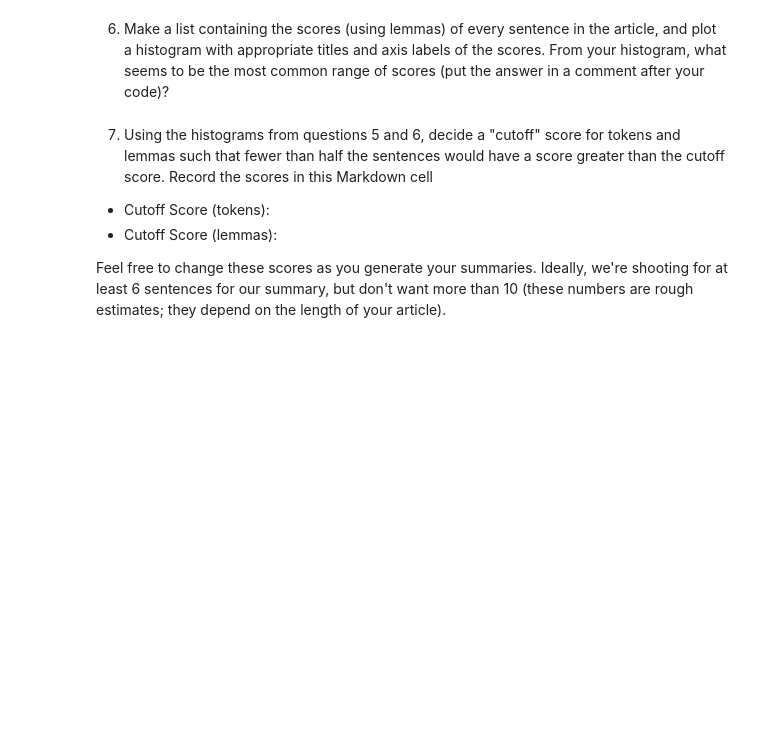
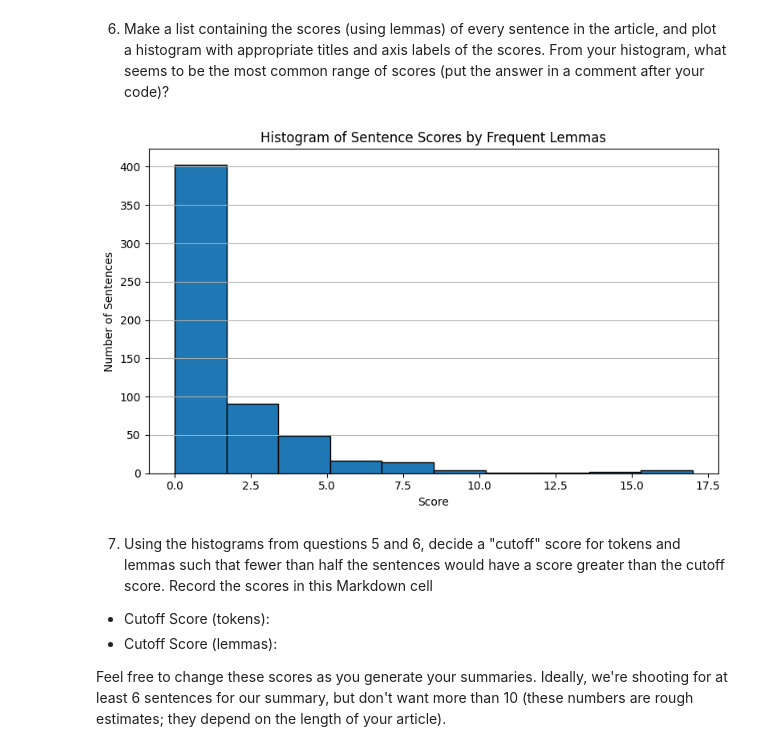
Before and after one commit to dfintel25/article-summarizer, a Jupyter notebook: article-summarizer.ipynb, the cells around one changed output. Saved outputs shown, nothing was run; the diff lists cells and outputs as text; code cells hidden in the pictures; blank space fills up the shorter version.

```diff
--- a/article-summarizer.ipynb
+++ b/article-summarizer.ipynb
@@ -60,5 +255,39 @@ All prereqs installed.
 # %% [markdown]
 6. Make a list containing the scores (using lemmas) of every sentence in the article, and plot a histogram with appropriate titles and axis labels of the scores.  From your histogram, what seems to be the most common range of scores (put the answer in a comment after your code)?
+# %%
+# Get top 5 lemmas as list
+most_common_lemmas = [lemma for lemma, freq in lemma_freq.most_common(5)]
+
+def score_sentence_by_lemma(sentence_text, frequent_lemmas):
+    sent_doc = nlp(sentence_text)
+    # Get lemmas, lowercase, and filter out pronouns etc if needed
+    sent_lemmas = [
+        token.lemma_.lower()
+        for token in sent_doc
+        if not token.is_stop and not token.is_punct and not token.is_space and token.lemma_ != '-PRON-'
+    ]
+    score = sum(sent_lemmas.count(lemma) for lemma in frequent_lemmas)
+    return score
+
+# Get sentences
+sentences = list(doc.sents)
+
+# Score each sentence
+scores = [score_sentence_by_lemma(sent.text, most_common_lemmas) for sent in sentences]
+
+# Plot histogram
+plt.figure(figsize=(8, 5))
+plt.hist(scores, bins=10, edgecolor='black')
+plt.title("Histogram of Sentence Scores by Frequent Lemmas")
+plt.xlabel("Score")
+plt.ylabel("Number of Sentences")
+plt.grid(axis='y')
+plt.tight_layout()
+plt.show()
+
+# From the histogram, the most common range of scores seems to be [insert your observation here]
+# %% [output]
+[figure, added]
 # %% [markdown]
 7. Using the histograms from questions 5 and 6, decide a "cutoff" score for tokens and lemmas such that fewer than half the sentences would have a score greater than the cutoff score.  Record the scores in this Markdown cell
 
```
Also changed, not shown: parts of 16 cells of this notebook, 1 other file.
